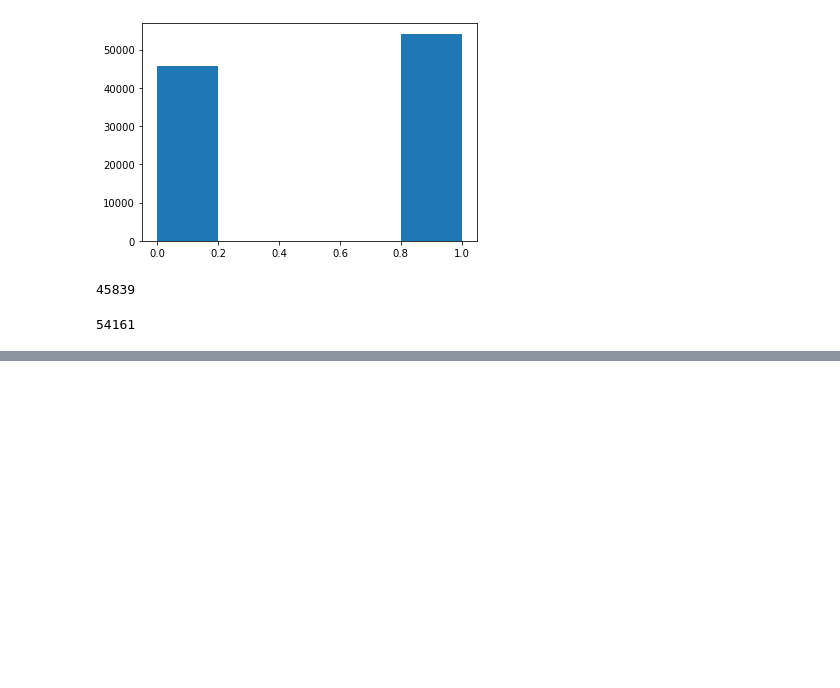
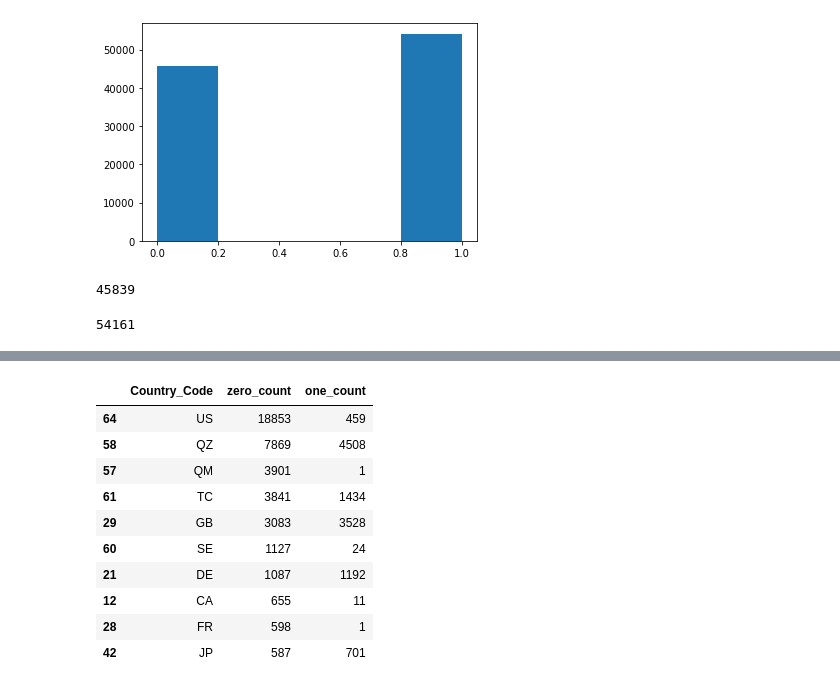
Before and after one commit to LJRollerII/mlc-project-napster, a Jupyter notebook: Notebooks/Napster_Find.ipynb, the cells around one changed output, grey strips where cells are left out. Saved outputs shown, nothing was run; the diff lists cells and outputs as text; code cells hidden in the pictures; blank space fills up the shorter version.

```diff
--- a/Notebooks/Napster_Find.ipynb
+++ b/Notebooks/Napster_Find.ipynb
@@ -91,0 +105,3 @@ plt.hist(napster_df['Songwriter_Y_N'], bins = 5)
+# %%
+sw_y_n_1 = napster_df[napster_df['Songwriter_Y_N']==1]
+#sw_y_n_1.head(5)
@@ -91,0 +110,4 @@ plt.hist(napster_df['Songwriter_Y_N'], bins = 5)
+# %%
+#adding counts of 0 countries
+country_code_0_grp = sw_y_n_0.groupby(['Country_Code'])['Songwriter_Y_N'].count().reset_index(name='zero_count').sort_values(by='zero_count', ascending=False)
+country_code_0_grp.head(10)
@@ -91,0 +126,5 @@ plt.hist(napster_df['Songwriter_Y_N'], bins = 5)
+# %%
+#adding counts of 1 countries
+country_code_1_grp = sw_y_n_1.groupby(['Country_Code'])['Songwriter_Y_N'].count().reset_index(name='one_count').sort_values(by='one_count', ascending=False)
+country_code_1_grp.head(10)
+#notice reset_index to create a dataframe rather than a series!!
@@ -91,0 +147,3 @@ plt.hist(napster_df['Songwriter_Y_N'], bins = 5)
+# %%
+#extract column needed in order to add to the other
+extracted_col = country_code_1_grp['one_count']
@@ -91,0 +159,18 @@ plt.hist(napster_df['Songwriter_Y_N'], bins = 5)
+# %%
+#add one_count column to zero_count column to form combined db
+country_code_grp = country_code_0_grp
+country_code_grp.insert(2,'one_count',extracted_col)
+country_code_grp.sort_values(by='zero_count', ascending=False)
+country_code_grp.head(10)
+# %% [output]
+|  | Country_Code | zero_count | one_count |
+| 64 | US | 18853 | 459 |
+| 58 | QZ | 7869 | 4508 |
+| 57 | QM | 3901 | 1 |
+| 61 | TC | 3841 | 1434 |
+| 29 | GB | 3083 | 3528 |
+| 60 | SE | 1127 | 24 |
+| 21 | DE | 1087 | 1192 |
+| 12 | CA | 655 | 11 |
+| 28 | FR | 598 | 1 |
+| 42 | JP | 587 | 701 |
```
Also changed, not shown: parts of 17 cells of this notebook.
